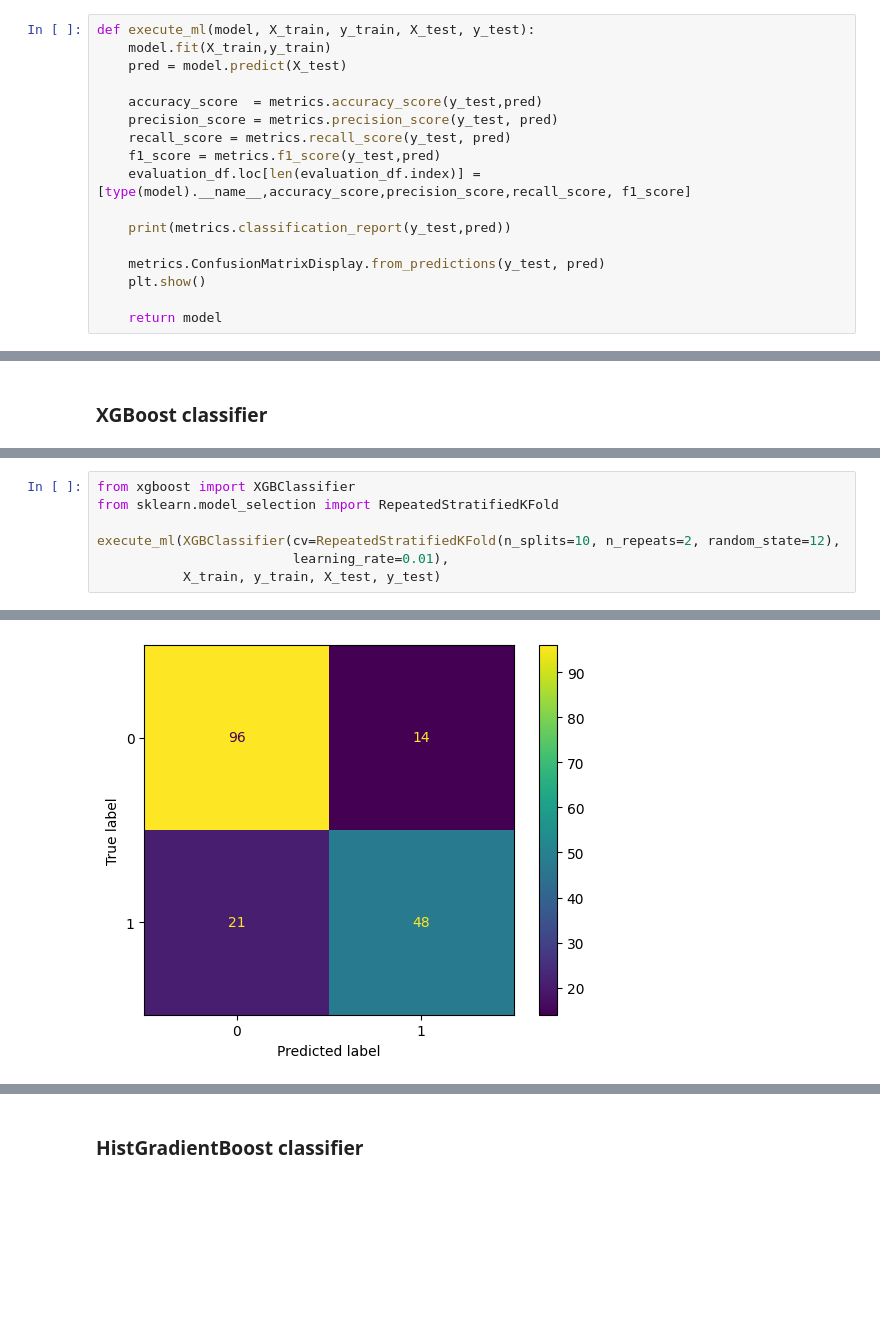
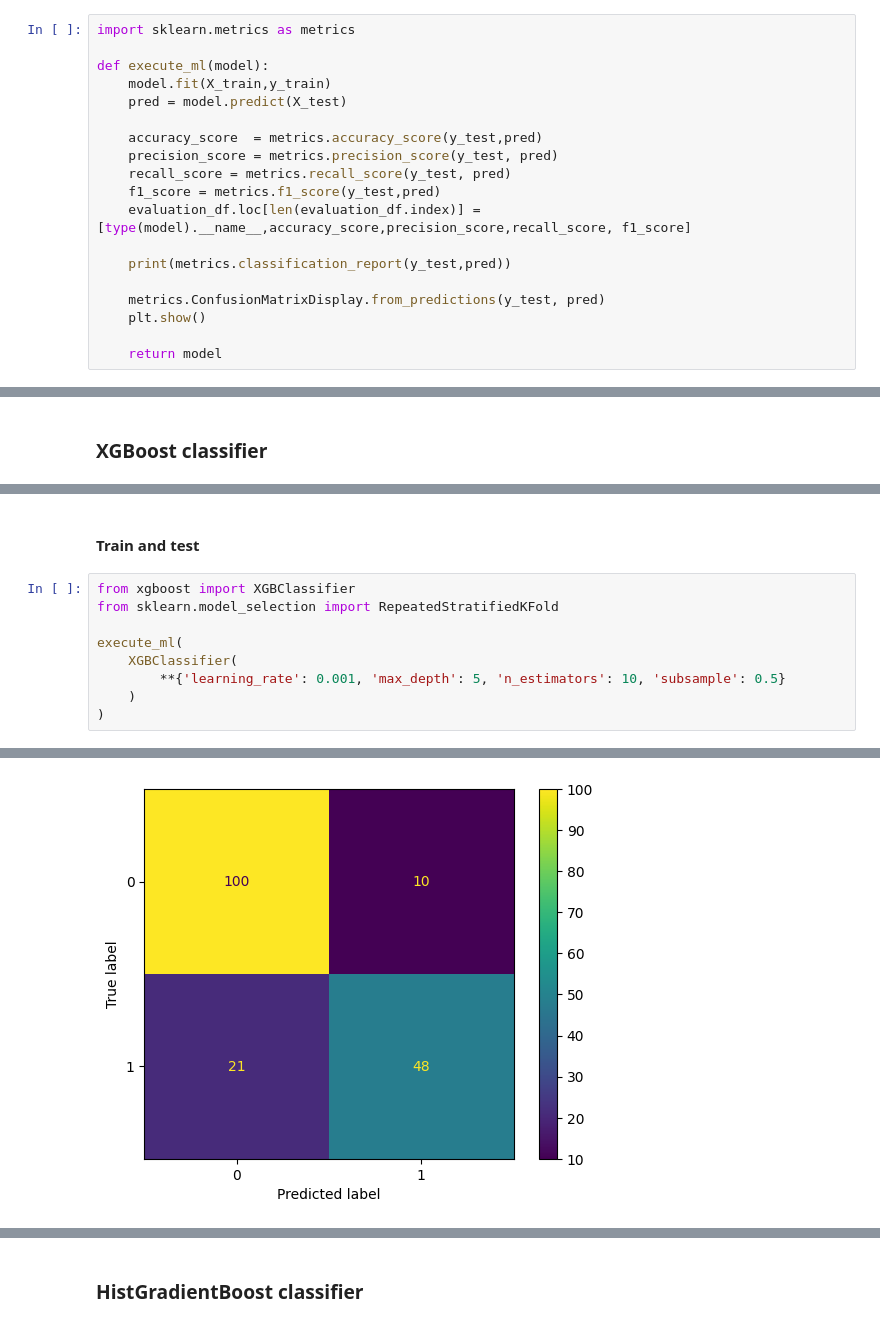
Before and after one commit to babakmahmoudian/data_science_snippets, a Jupyter notebook: sklearn-ml.ipynb, the cells around one changed output, grey strips where cells are left out. Drawn from its saved outputs; the diff is of its cells as text; blank space fills up the shorter version.

```diff
--- a/sklearn-ml.ipynb
+++ b/sklearn-ml.ipynb
@@ -88,7 +87,9 @@ def drawROC(model, X_test, y_test):
 # %% [markdown]
 ### Executing a given algorithm
 # %%
-def execute_ml(model, X_train, y_train, X_test, y_test):
+import sklearn.metrics as metrics
+
+def execute_ml(model):
     model.fit(X_train,y_train)
     pred = model.predict(X_test)
 
@@ -328,8 +460,12 @@ AdaBoostClassifier(n_estimators=200, random_state=12)
+# %% [markdown]
+#### Train and test
 # %%
 from xgboost import XGBClassifier
 from sklearn.model_selection import RepeatedStratifiedKFold
 
-execute_ml(XGBClassifier(cv=RepeatedStratifiedKFold(n_splits=10, n_repeats=2, random_state=12),
-                         learning_rate=0.01),
-           X_train, y_train, X_test, y_test)
+execute_ml(
+    XGBClassifier(
+        **{'learning_rate': 0.001, 'max_depth': 5, 'n_estimators': 10, 'subsample': 0.5}
+    )
+)
 # %% [output]
@@ -352,3 +480,3 @@ weighted avg       0.80      0.80      0.80       179
-[figure, old version]
+[figure, new version]
 XGBClassifier(base_score=0.5, booster='gbtree', callbacks=None,
               colsample_bylevel=1, colsample_bynode=1, colsample_bytree=1,
```
Also changed, not shown: parts of 52 cells of this notebook, 1 other file.
